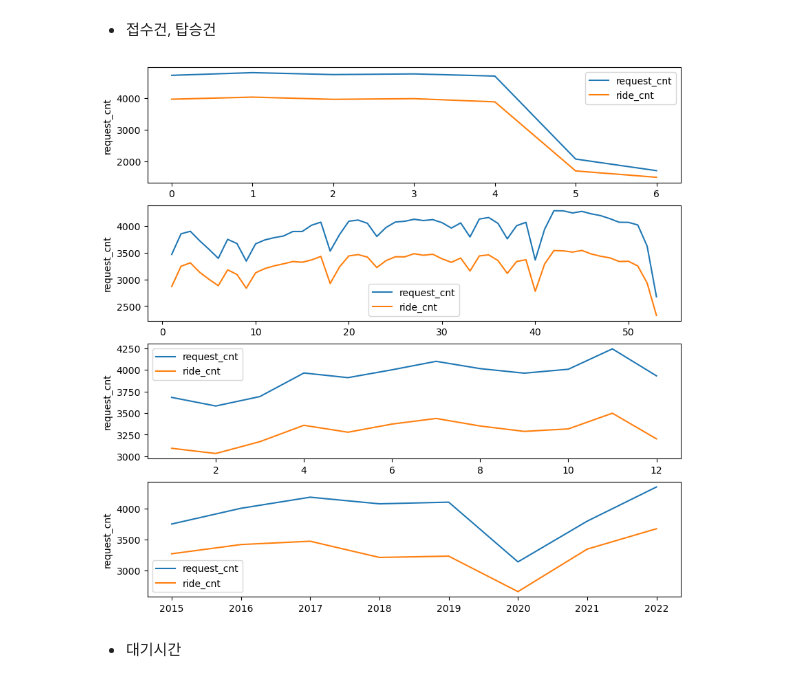
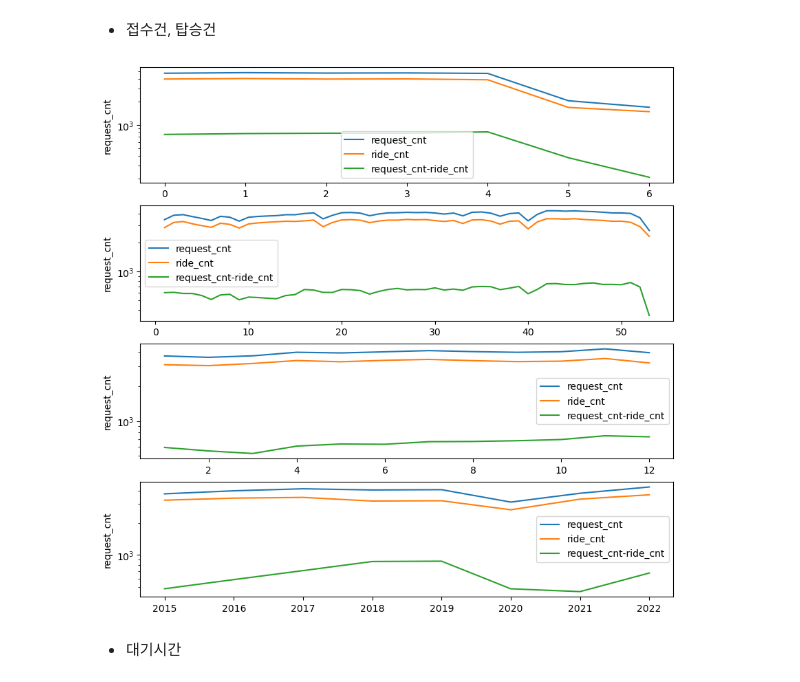
Before and after one commit to Leon-real/Study, a Jupyter notebook: 5.MachineLearning/JupyterFiles/project2/mini_project_data_processing.ipynb, the cells around one changed output. Cells and saved outputs as stored; diff of their text form; code cells hidden in the pictures.

```diff
--- a/5.MachineLearning/JupyterFiles/project2/mini_project_data_processing.ipynb
+++ b/5.MachineLearning/JupyterFiles/project2/mini_project_data_processing.ipynb
@@ -114,12 +114,16 @@ for n, date in enumerate(date_list):
 # %%
 fig = plt.figure(figsize=(10, 10))
 
 for n, date in enumerate(date_list):
     plt.subplot(4,1, n+1)
+    date['diff'] = date['request_cnt'] - date['ride_cnt']
     sns.lineplot(x=np.array(date.index, dtype=float), y='request_cnt', data=date, label='request_cnt')
     sns.lineplot(x=np.array(date.index, dtype=float), y='ride_cnt', data=date, label='ride_cnt')
+
+    sns.lineplot(x=np.array(date.index, dtype=float), y='diff', data=date, label='request_cnt-ride_cnt')
+    plt.yscale('log')
 # %% [output]
-[figure, old version]
+[figure, new version]
 # %% [markdown]
 * 대기시간
 # %%
```
Also changed, not shown: 1 other file.
